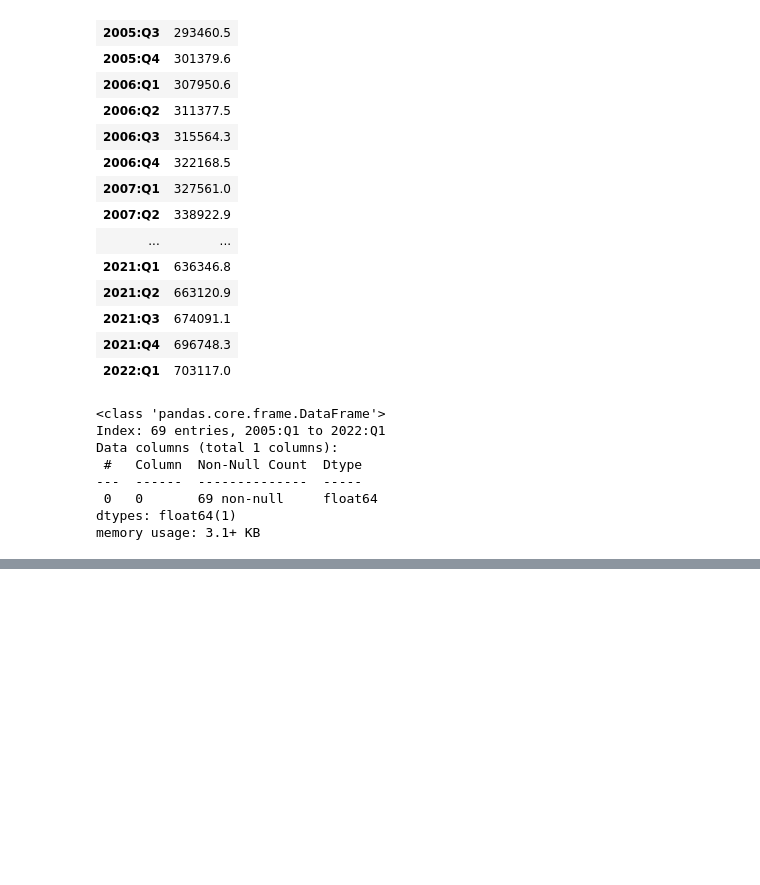
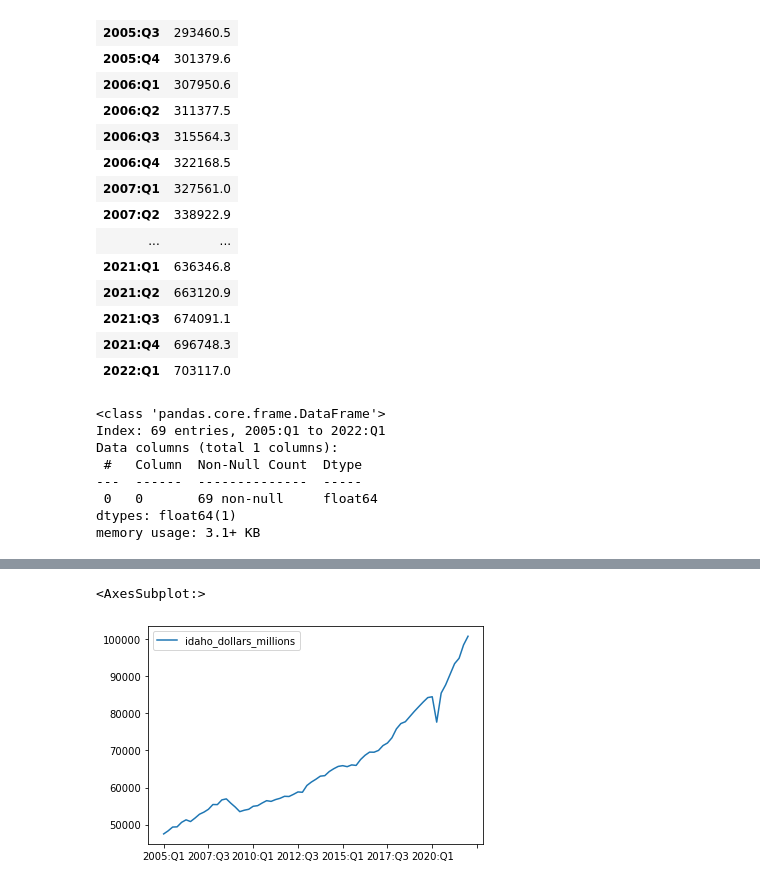
Before and after one commit to jho97/specs_capstone, a Jupyter notebook: visualized_data/gdp_comparison .ipynb, the cells around one changed output, grey strips where cells are left out. Drawn from its saved outputs; the diff is of its cells as text; code cells hidden in the pictures; blank space fills up the shorter version.

```diff
--- a/visualized_data/gdp_comparison .ipynb
+++ b/visualized_data/gdp_comparison .ipynb
@@ -135,0 +152,12 @@ washington_df.describe()
+# %%
+# Dropping GeoName and Description
+idaho_df.drop({'GeoName', "Description"}, axis=1, inplace=True)
+# %%
+# Dropping the other industries
+idaho_df.drop(idaho_df.index[1:], inplace=True)
+# %%
+# Transpose the data
+idaho_df = idaho_df.T
+# %%
+idaho_df.rename(columns = {0 : "idaho_dollars_millions"}, inplace=True)
+idaho_df
@@ -135,0 +194,5 @@ washington_df.describe()
+# %%
+idaho_df.plot.line(y="idaho_dollars_millions")
+# %% [output]
+<AxesSubplot:>
+[figure, added]
```
Also changed, not shown: parts of 9 cells of this notebook.
